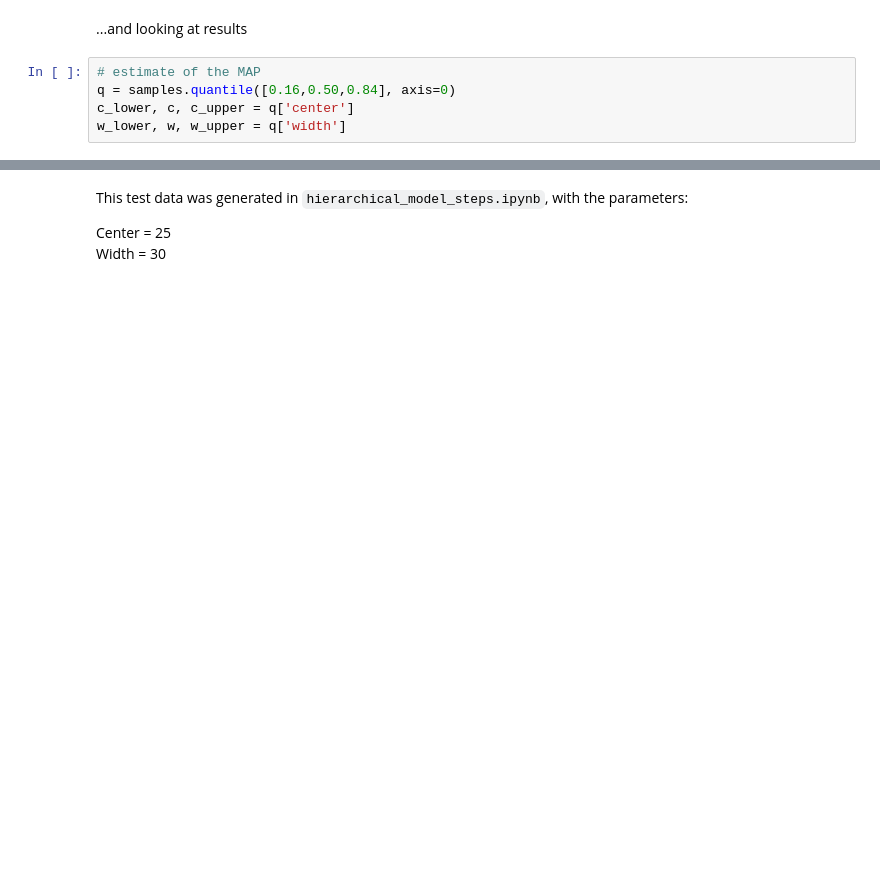
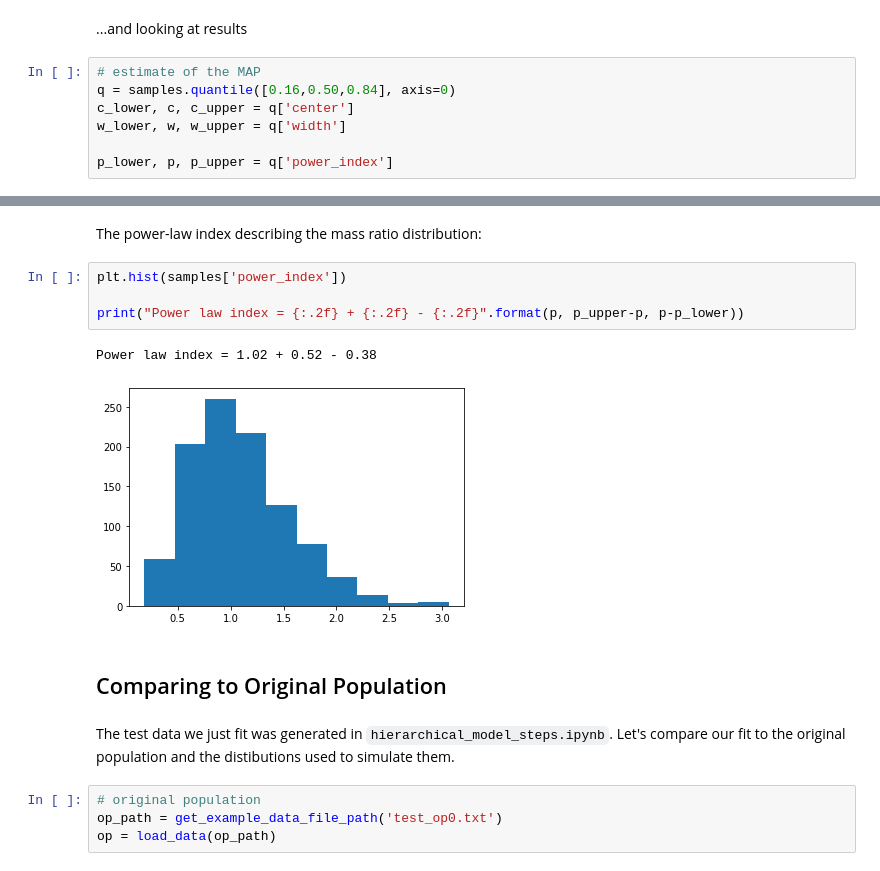
Before and after one commit to phys201/multstars, a Jupyter notebook: tutorial.ipynb, the cells around one changed output, grey strips where cells are left out. Cells and saved outputs as stored; diff of their text form; blank space fills up the shorter version.

```diff
--- a/tutorial.ipynb
+++ b/tutorial.ipynb
@@ -68,3 +69,5 @@ Fit finished, took  0.5  minutes
 q = samples.quantile([0.16,0.50,0.84], axis=0)
 c_lower, c, c_upper = q['center']
 w_lower, w, w_upper = q['width']
+
+p_lower, p, p_upper = q['power_index']
@@ -80,5 +85,17 @@ width = 66.9 + 76.0 - 46.5
-# %% [markdown]
-This test data was generated in `hierarchical_model_steps.ipynb`, with the parameters:
-
-Center = 25 <br>
-Width = 30
+# %% [markdown]
+The power-law index describing the mass ratio distribution:
+# %%
+plt.hist(samples['power_index'])
+
+print("Power law index = {:.2f} + {:.2f} - {:.2f}".format(p, p_upper-p, p-p_lower))
+# %% [output]
+Power law index = 1.02 + 0.52 - 0.38
+[figure, added]
+# %% [markdown]
+## Comparing to Original Population
+# %% [markdown]
+The test data we just fit was generated in `hierarchical_model_steps.ipynb`. Let's compare our fit to the original population and the distibutions used to simulate them.
+# %%
+# original population
+op_path = get_example_data_file_path('test_op0.txt')
+op = load_data(op_path)
```
Also changed, not shown: parts of 10 cells of this notebook, 4 other files.
